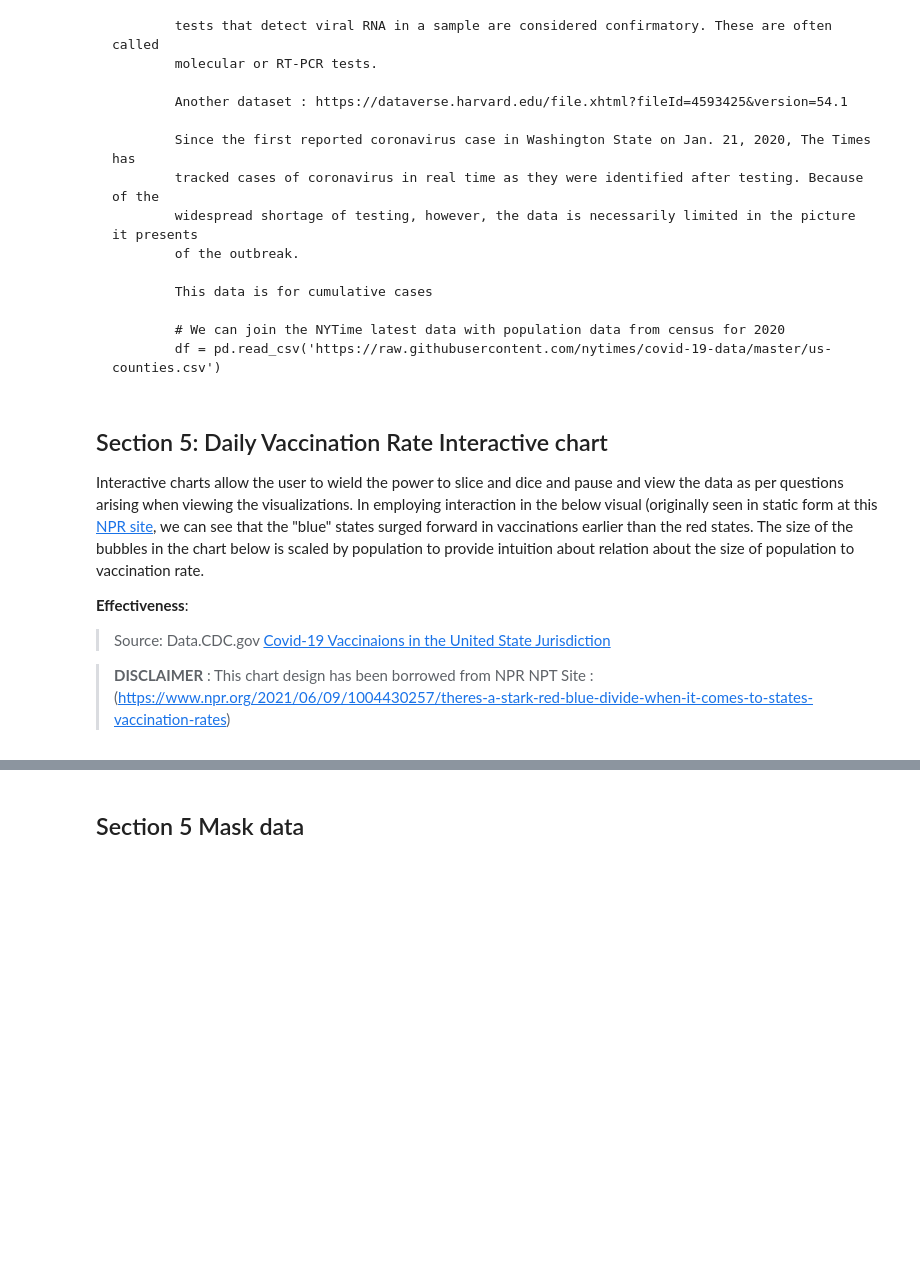
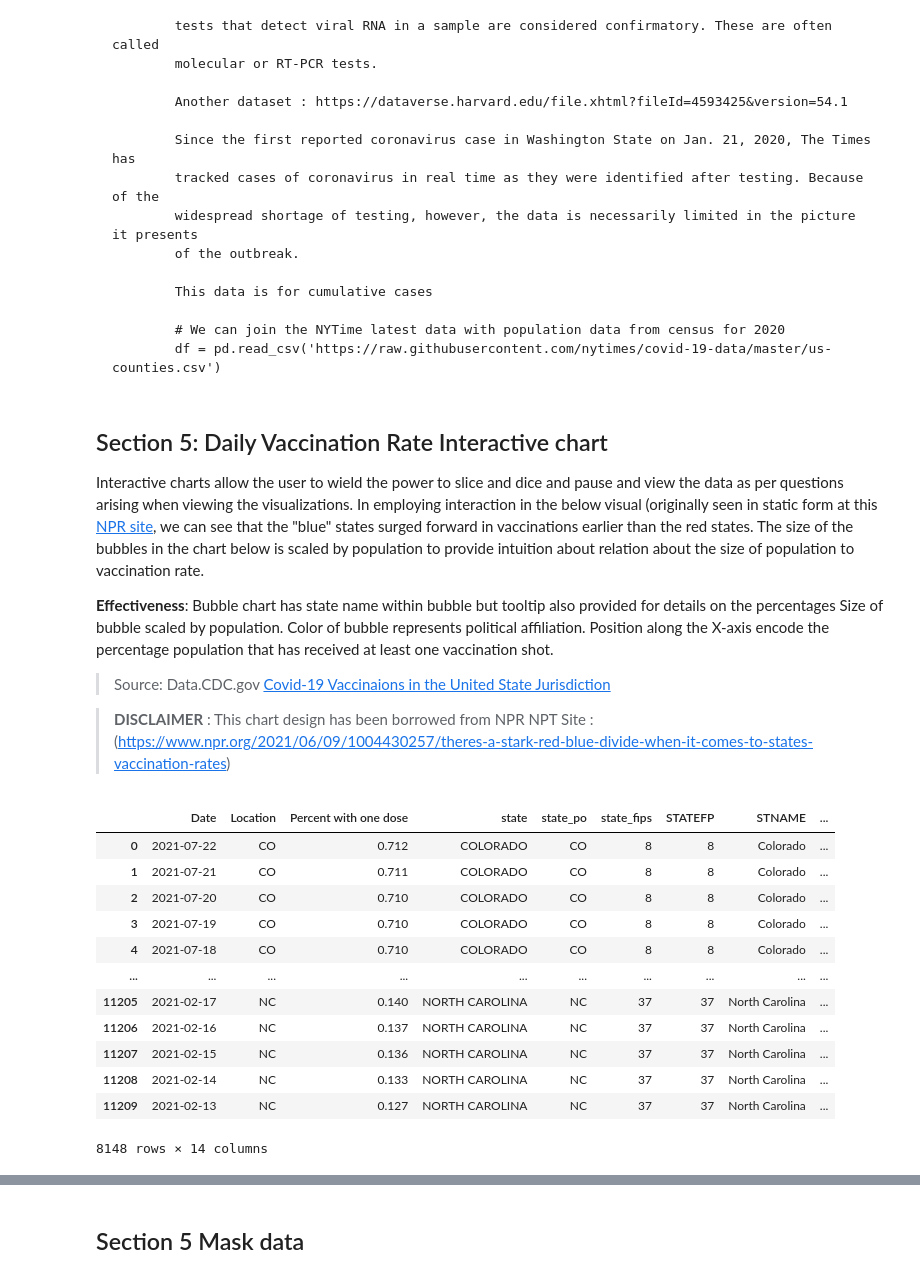
Before and after one commit to sjtalkar/Milestone1BPresidentialElectionAndCovid, a Jupyter notebook: CodeForPresidentialElectionsAndCovid/CovidRollingAveragesAndMaskData-With Delta variant.ipynb, the cells around one changed output, grey strips where cells are left out. Cells and saved outputs as stored; diff of their text form; code cells hidden in the pictures; blank space fills up the shorter version.

```diff
--- a/CodeForPresidentialElectionsAndCovid/CovidRollingAveragesAndMaskData-With Delta variant.ipynb
+++ b/CodeForPresidentialElectionsAndCovid/CovidRollingAveragesAndMaskData-With Delta variant.ipynb
@@ -140,12 +140,35 @@ Creates a chart showing change in percentage of population vaccinated by state.
 Interactive charts allow the user to wield the power to slice and dice and pause and view the data as per questions arising when viewing the visualizations. In employing interaction in the below visual (originally seen in static form at this [NPR site](https://www.npr.org/2021/06/09/1004430257/theres-a-stark-red-blue-divide-when-it-comes-to-states-vaccination-rates), we can see that the "blue" states surged forward in vaccinations earlier than the red states. The size of the bubbles in the chart below is scaled by population to provide intuition about relation about the size of population to vaccination rate.
 
 **Effectiveness**:
+Bubble chart has state name within bubble but tooltip also provided for details on the percentages
+Size of bubble scaled by population.
+Color of bubble represents political affiliation.
+Position along the X-axis encode the percentage population that has received at least one vaccination shot.
+
 
 
 >Source: Data.CDC.gov [Covid-19 Vaccinaions in the United State Jurisdiction](https://data.cdc.gov/Vaccinations/COVID-19-Vaccinations-in-the-United-States-Jurisdi/unsk-b7fc)
 
 > **DISCLAIMER** : This chart design has been borrowed from NPR
 > NPT Site : (https://www.npr.org/2021/06/09/1004430257/theres-a-stark-red-blue-divide-when-it-comes-to-states-vaccination-rates)
+# %%
+df = getDailyVaccinationPercentData()
+# %%
+df
+# %% [output]
+|  | Date | Location | Percent with one dose | state | state_po | state_fips | STATEFP | STNAME | ... |
+| 0 | 2021-07-22 | CO | 0.712 | COLORADO | CO | 8 | 8 | Colorado | ... |
+| 1 | 2021-07-21 | CO | 0.711 | COLORADO | CO | 8 | 8 | Colorado | ... |
+| 2 | 2021-07-20 | CO | 0.710 | COLORADO | CO | 8 | 8 | Colorado | ... |
+| 3 | 2021-07-19 | CO | 0.710 | COLORADO | CO | 8 | 8 | Colorado | ... |
+| 4 | 2021-07-18 | CO | 0.710 | COLORADO | CO | 8 | 8 | Colorado | ... |
+| ... | ... | ... | ... | ... | ... | ... | ... | ... | ... |
+| 11205 | 2021-02-17 | NC | 0.140 | NORTH CAROLINA | NC | 37 | 37 | North Carolina | ... |
+| 11206 | 2021-02-16 | NC | 0.137 | NORTH CAROLINA | NC | 37 | 37 | North Carolina | ... |
+| 11207 | 2021-02-15 | NC | 0.136 | NORTH CAROLINA | NC | 37 | 37 | North Carolina | ... |
+| 11208 | 2021-02-14 | NC | 0.133 | NORTH CAROLINA | NC | 37 | 37 | North Carolina | ... |
+| 11209 | 2021-02-13 | NC | 0.127 | NORTH CAROLINA | NC | 37 | 37 | North Carolina | ... |
+8148 rows × 14 columns
 # %%
 final_chart = createDailyInteractiveVaccinationChart()
 final_chart
```
Also changed, not shown: parts of 2 cells of this notebook, 1 other file.
